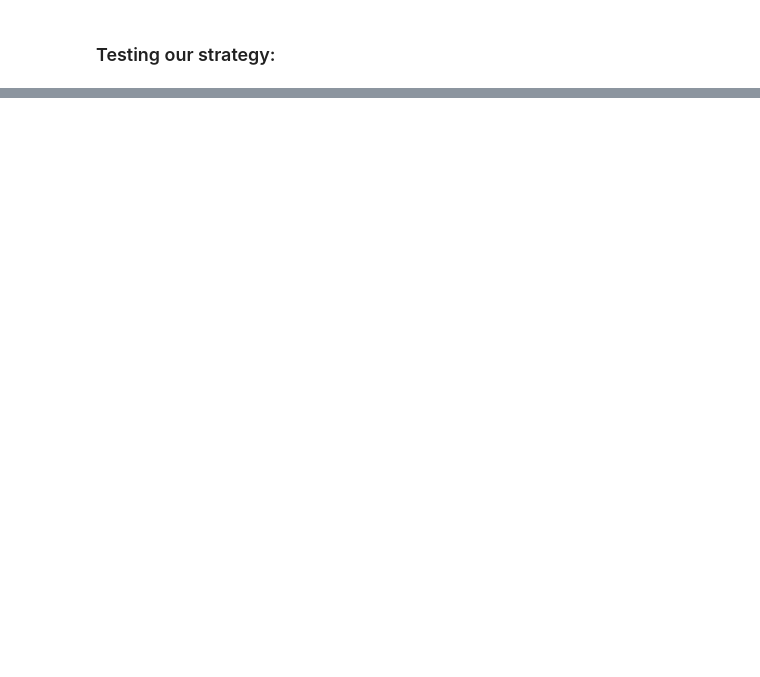
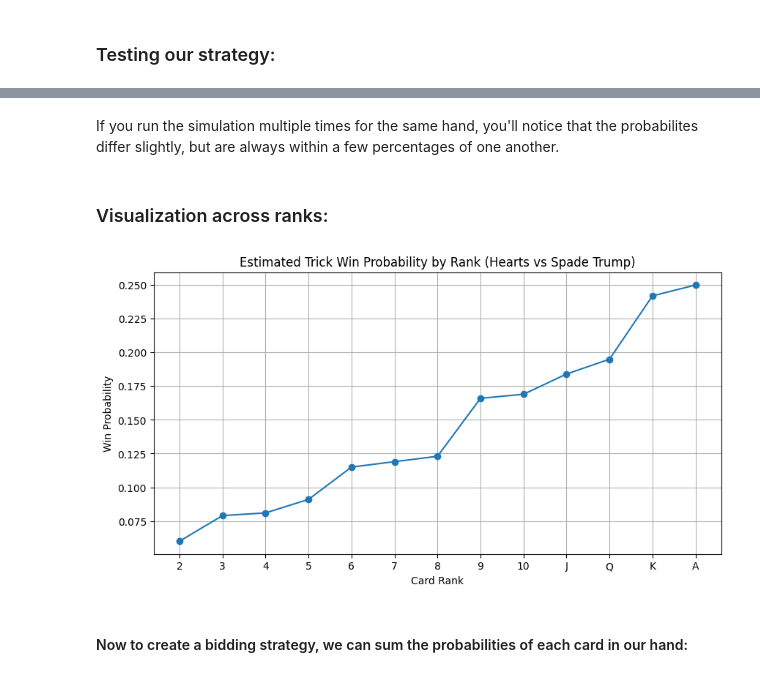
Before and after one commit to LiamBrem/wizard, a Jupyter notebook: results.ipynb, the cells around one changed output, grey strips where cells are left out. Saved outputs shown, nothing was run; the diff lists cells and outputs as text; code cells hidden in the pictures; blank space fills up the shorter version.

Commit message:
monte carlo simulations

```diff
--- a/results.ipynb
+++ b/results.ipynb
@@ -98,0 +146,19 @@ Bid Distribution (out of 1000 rounds):
+# %%
+hand = [
+    Card("Hearts", "Q"),
+    Card("Spades", "9"),
+    Card("Clubs", "A"),
+    Card("Diamonds", "K"),
+    Card("Hearts", "2"),
+    Card("Spades", "5"),
+    Card("Clubs", "3"),
+]
+
+trump_suit = "Spades"
+num_players = 5
+round_number = len(hand)
+
+print(f"Trump Suit: {trump_suit}, Players: {num_players}, Round: {round_number}")
+for card in hand:
+    p_win = prob_win(card, hand, trump_suit, num_players, round_number)
+    print(f"{card}: Estimated win probability = {p_win:.2%}")
@@ -98,0 +174,24 @@ Bid Distribution (out of 1000 rounds):
+# %% [markdown]
+If you run the simulation multiple times for the same hand, you'll notice that the probabilites differ slightly, but are always within a few percentages of one another.
+# %% [markdown]
+### Visualization across ranks:
+# %%
+suit = "Hearts"
+hand = [Card(suit, rank) for rank in Deck.ranks if rank not in ('W', 'E')]
+
+probs = [
+    prob_win(card, hand, trump_suit="Spades", num_players=5, round_number=5)
+    for card in hand
+]
+
+plt.figure(figsize=(10, 5))
+plt.plot(Deck.ranks[:-2], probs, marker='o')
+plt.title("Estimated Trick Win Probability by Rank (Hearts vs Spade Trump)")
+plt.xlabel("Card Rank")
+plt.ylabel("Win Probability")
+plt.grid(True)
+plt.show()
+# %% [output]
+[figure, added]
+# %% [markdown]
+#### Now to create a bidding strategy, we can sum the probabilities of each card in our hand:
```
Also changed, not shown: parts of 13 cells of this notebook, 4 other files.
